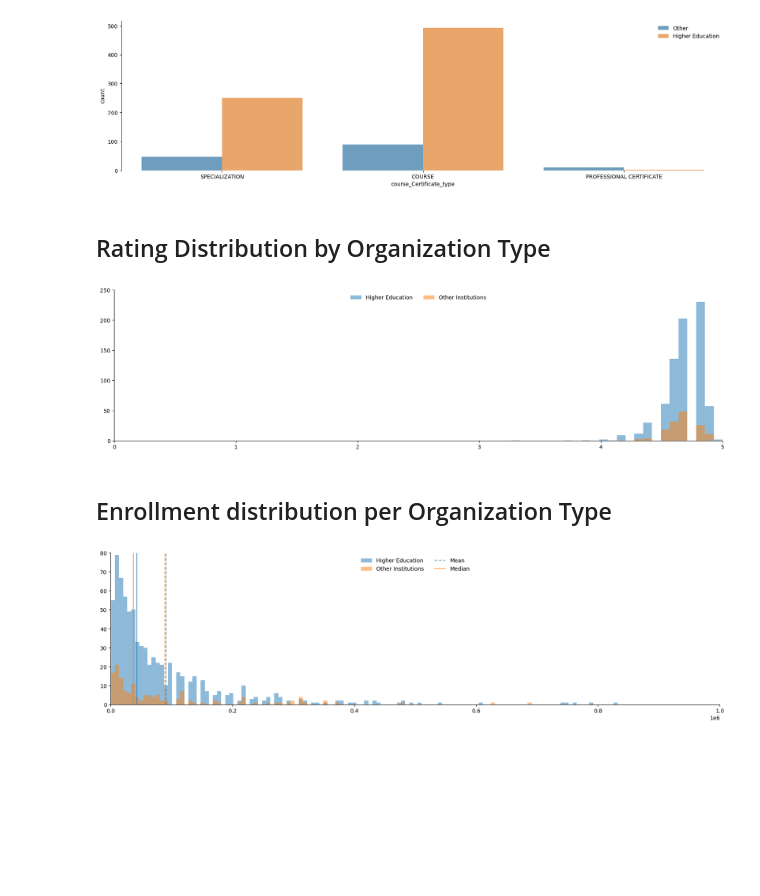
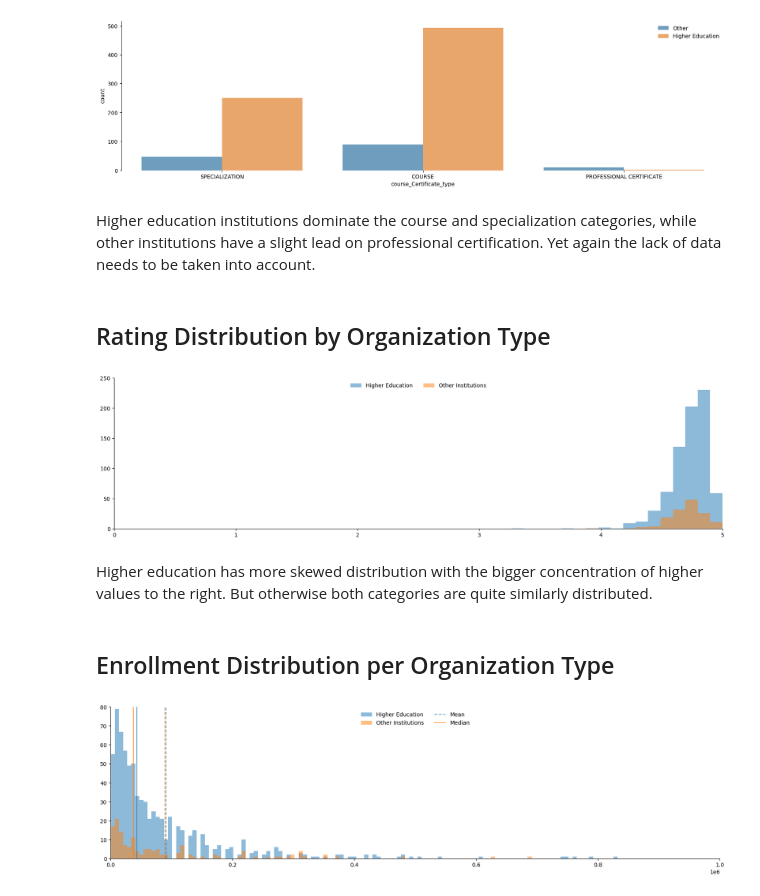
Before and after one commit to Jpooouks/coursera-eda, a Jupyter notebook: Coursera Project JP.ipynb, the cells around one changed output. Drawn from its saved outputs; the diff is of its cells as text; code cells hidden in the pictures; blank space fills up the shorter version.

```diff
--- a/Coursera Course Analysis.ipynb
+++ b/Coursera Project JP.ipynb
@@ -443,25 +451,29 @@ ax.spines[['top','right','bottom']].set_visible(False)
 ax.get_legend().set(title='',frame_on=False);
 # %% [output]
 [figure]
+# %% [markdown]
+Higher education institutions dominate the course and specialization categories, while other institutions have a slight lead on professional certification. Yet again the lack of data needs to be taken into account.
 # %% [markdown]
 ## Rating Distribution by Organization Type
 # %%
 fig, ax = plt.subplots(figsize=(20,5))
 
 ax.hist(data[data['organization_type'] == 'Higher Education']['course_rating'],
-alpha=0.5, label='Higher Education',bins=np.linspace(0,5,70))
+alpha=0.5, label='Higher Education',bins=np.linspace(0,5,50))
 
 ax.hist(data[data['organization_type'] == 'Other']['course_rating'],alpha=0.5,label='Other Institutions',
-bins=np.linspace(0,5,70))
+bins=np.linspace(0,5,50))
 
 leg = ax.legend(frameon=False, loc='upper center', ncol=2)
 ax.set_xlim(0,5)
 ax.set_ylim(0,250)
 ax.spines[['top','right']].set_visible(False);
 # %% [output]
-[figure, old version]
+[figure, new version]
+# %% [markdown]
+Higher education has more skewed distribution with the bigger concentration of higher values to the right. But otherwise both categories are quite similarly distributed.
 # %% [markdown]
-## Enrollment distribution per Organization Type
+## Enrollment Distribution per Organization Type
 # %%
 fig, ax = plt.subplots(figsize=(20,5))
 
```
Also changed, not shown: parts of 17 cells of this notebook.
